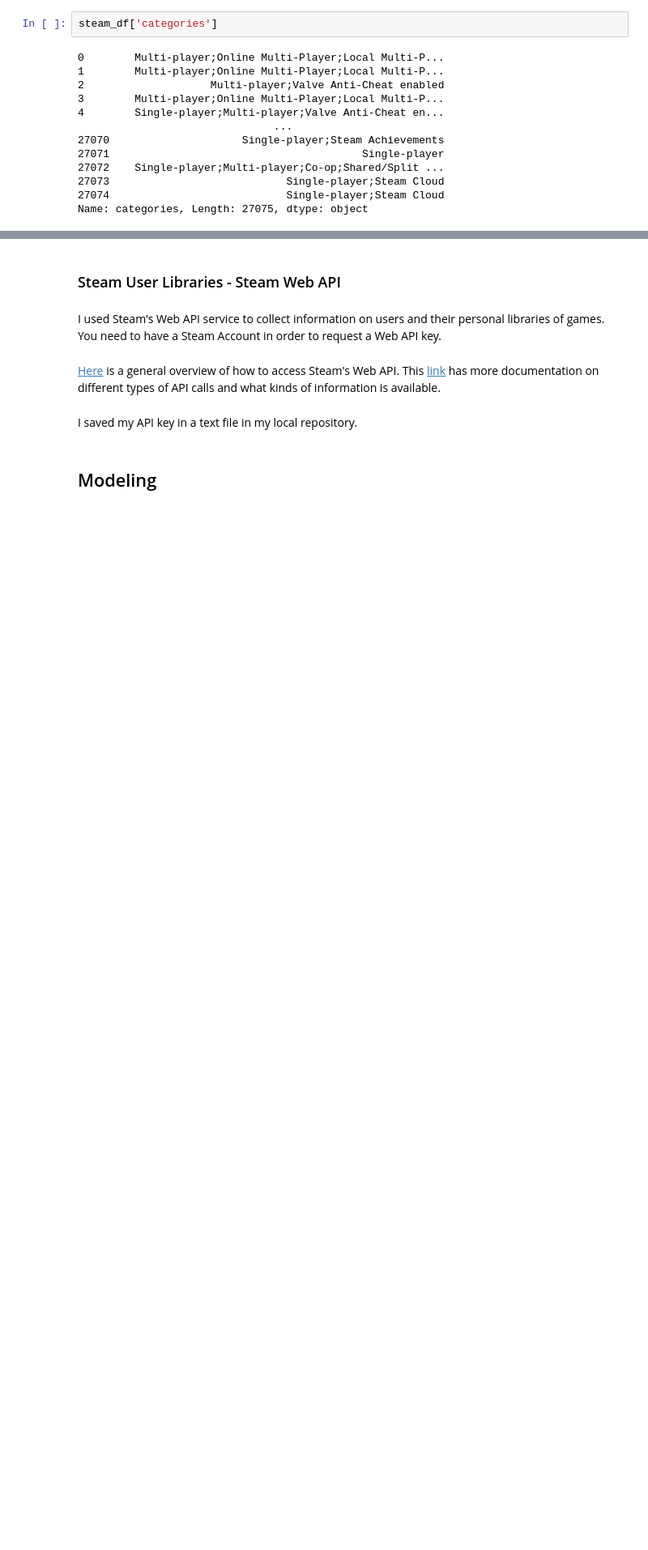
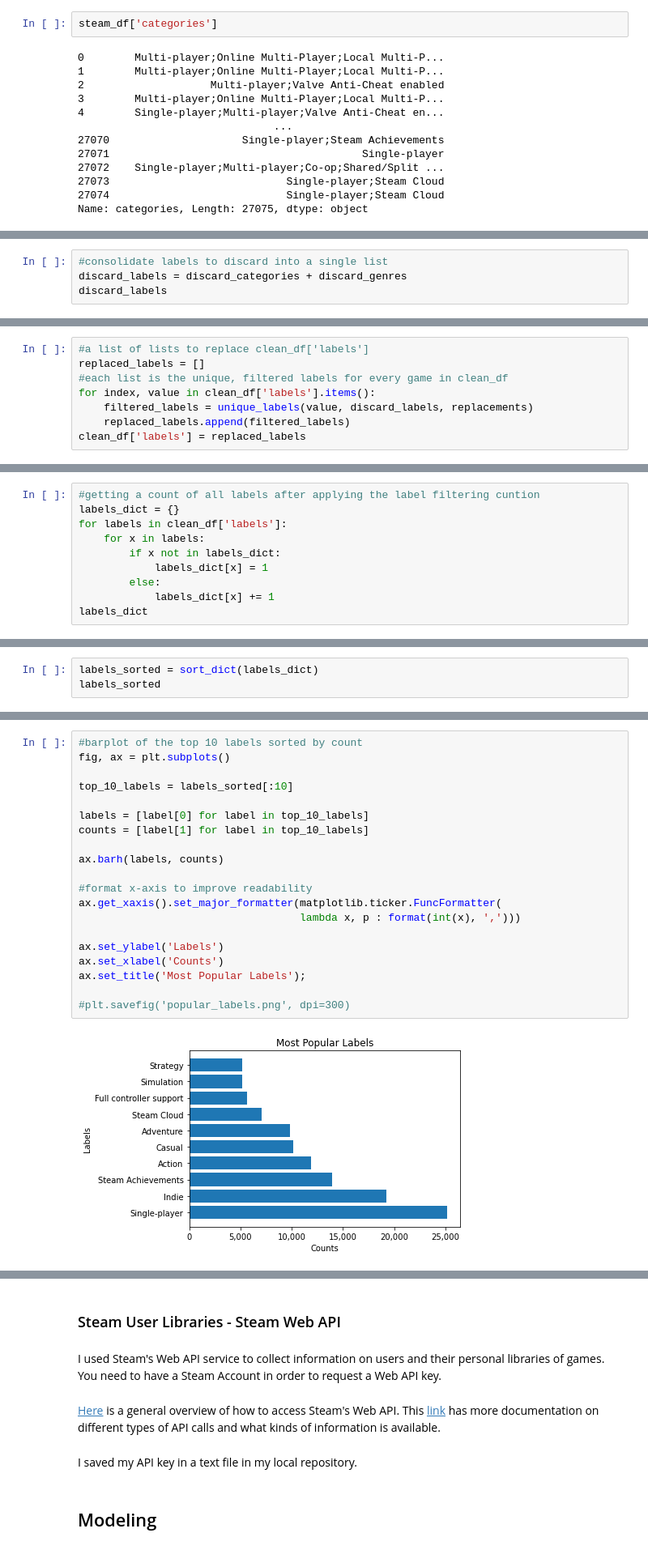
Before and after one commit to yuhkulele/Steam-Recommendations, a Jupyter notebook: notebook.ipynb, the cells around one changed output, grey strips where cells are left out. Shown at 81% size. Cells and saved outputs as stored; diff of their text form; blank space fills up the shorter version.

```diff
--- a/notebook.ipynb
+++ b/notebook.ipynb
@@ -473,0 +1193,4 @@ Name: categories, Length: 3333, dtype: int64
+# %%
+#consolidate labels to discard into a single list
+discard_labels = discard_categories + discard_genres
+discard_labels
@@ -473,0 +1266,8 @@ Name: categories, Length: 3333, dtype: int64
+# %%
+#a list of lists to replace clean_df['labels']
+replaced_labels = []
+#each list is the unique, filtered labels for every game in clean_df
+for index, value in clean_df['labels'].items():
+    filtered_labels = unique_labels(value, discard_labels, replacements)
+    replaced_labels.append(filtered_labels)
+clean_df['labels'] = replaced_labels
@@ -473,0 +1294,10 @@ Name: categories, Length: 3333, dtype: int64
+# %%
+#getting a count of all labels after applying the label filtering cuntion
+labels_dict = {}
+for labels in clean_df['labels']:
+    for x in labels:
+        if x not in labels_dict:
+            labels_dict[x] = 1
+        else:
+            labels_dict[x] += 1
+labels_dict
@@ -473,0 +1332,3 @@ Name: categories, Length: 3333, dtype: int64
+# %%
+labels_sorted = sort_dict(labels_dict)
+labels_sorted
@@ -473,0 +1353,22 @@ Name: categories, Length: 3333, dtype: int64
+# %%
+#barplot of the top 10 labels sorted by count
+fig, ax = plt.subplots()
+
+top_10_labels = labels_sorted[:10]
+
+labels = [label[0] for label in top_10_labels]
+counts = [label[1] for label in top_10_labels]
+
+ax.barh(labels, counts)
+
+#format x-axis to improve readability
+ax.get_xaxis().set_major_formatter(matplotlib.ticker.FuncFormatter(
+                                   lambda x, p : format(int(x), ',')))
+
+ax.set_ylabel('Labels')
+ax.set_xlabel('Counts')
+ax.set_title('Most Popular Labels');
+
+#plt.savefig('popular_labels.png', dpi=300)
+# %% [output]
+[figure, added]
```
Also changed, not shown: parts of 118 cells of this notebook, 3 other files.
